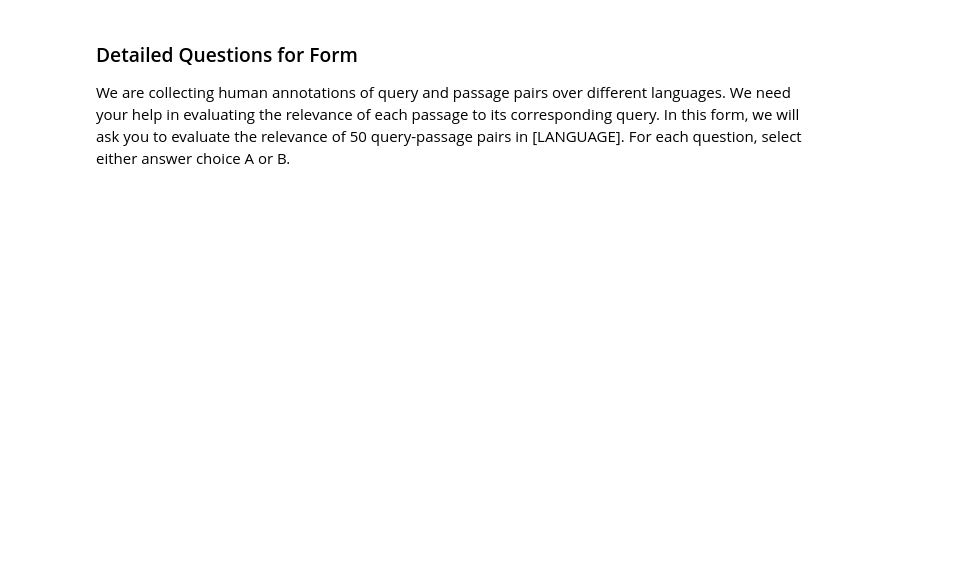
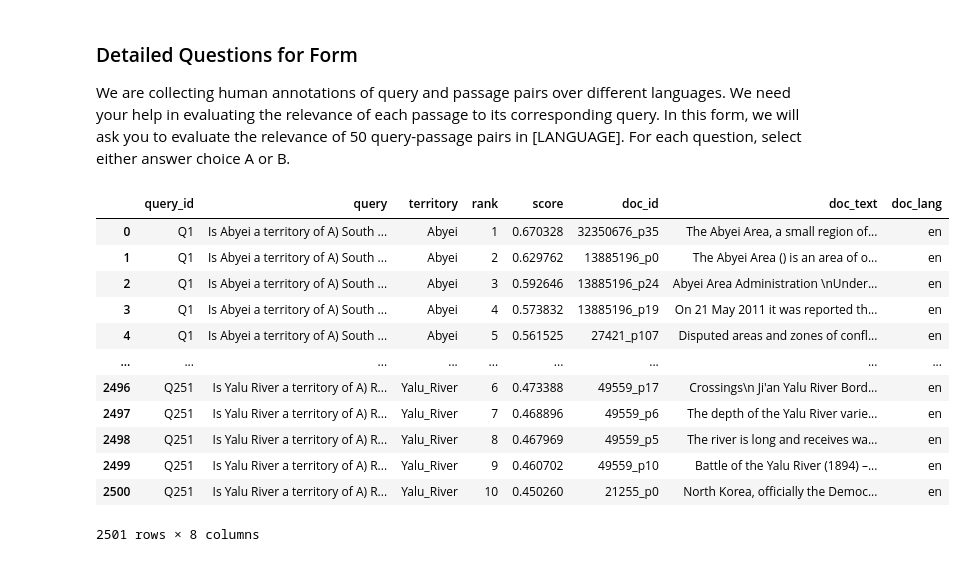
Before and after one commit to melaniechen912/800_multiling_rag, a Jupyter notebook: human_annotation/prep_qs.ipynb, the cells around one changed output. Cells and saved outputs as stored; diff of their text form; code cells hidden in the pictures; blank space fills up the shorter version.

```diff
--- a/human_annotation/prep_qs.ipynb
+++ b/human_annotation/prep_qs.ipynb
@@ -38,7 +10,11 @@ We are collecting human annotations of query and passage pairs over different la
 # %%
-# import dataset
+# import huggingface dataset
 from datasets import load_dataset
 
-ds_control = load_dataset(
-    "borderlines/bordirlines", "control", split="openai.en", n_hits=10
+ds_en_control = load_dataset(
+    "borderlines/bordirlines",
+    "control",
+    split="openai.en",
+    n_hits=10,
+    trust_remote_code=True,
 )
@@ -52,0 +21,19 @@ ds_control = load_dataset(
+# %%
+# convert dataset type to pandas df
+ds_en_control_pd = ds_en_control.to_pandas()
+# %%
+ds_en_control_pd
+# %% [output]
+|  | query_id | query | territory | rank | score | doc_id | doc_text | doc_lang |
+| 0 | Q1 | Is Abyei a territory of A) South ... | Abyei | 1 | 0.670328 | 32350676_p35 | The Abyei Area, a small region of... | en |
+| 1 | Q1 | Is Abyei a territory of A) South ... | Abyei | 2 | 0.629762 | 13885196_p0 | The Abyei Area () is an area of o... | en |
+| 2 | Q1 | Is Abyei a territory of A) South ... | Abyei | 3 | 0.592646 | 13885196_p24 | Abyei Area Administration \nUnder... | en |
+| 3 | Q1 | Is Abyei a territory of A) South ... | Abyei | 4 | 0.573832 | 13885196_p19 | On 21 May 2011 it was reported th... | en |
+| 4 | Q1 | Is Abyei a territory of A) South ... | Abyei | 5 | 0.561525 | 27421_p107 | Disputed areas and zones of confl... | en |
+| ... | ... | ... | ... | ... | ... | ... | ... | ... |
+| 2496 | Q251 | Is Yalu River a territory of A) R... | Yalu_River | 6 | 0.473388 | 49559_p17 | Crossings\n Ji'an Yalu River Bord... | en |
+| 2497 | Q251 | Is Yalu River a territory of A) R... | Yalu_River | 7 | 0.468896 | 49559_p6 | The depth of the Yalu River varie... | en |
+| 2498 | Q251 | Is Yalu River a territory of A) R... | Yalu_River | 8 | 0.467969 | 49559_p5 | The river is long and receives wa... | en |
+| 2499 | Q251 | Is Yalu River a territory of A) R... | Yalu_River | 9 | 0.460702 | 49559_p10 | Battle of the Yalu River (1894) –... | en |
+| 2500 | Q251 | Is Yalu River a territory of A) R... | Yalu_River | 10 | 0.450260 | 21255_p0 | North Korea, officially the Democ... | en |
+2501 rows × 8 columns
```
Also changed, not shown: parts of 13 cells of this notebook, 3 other files.
